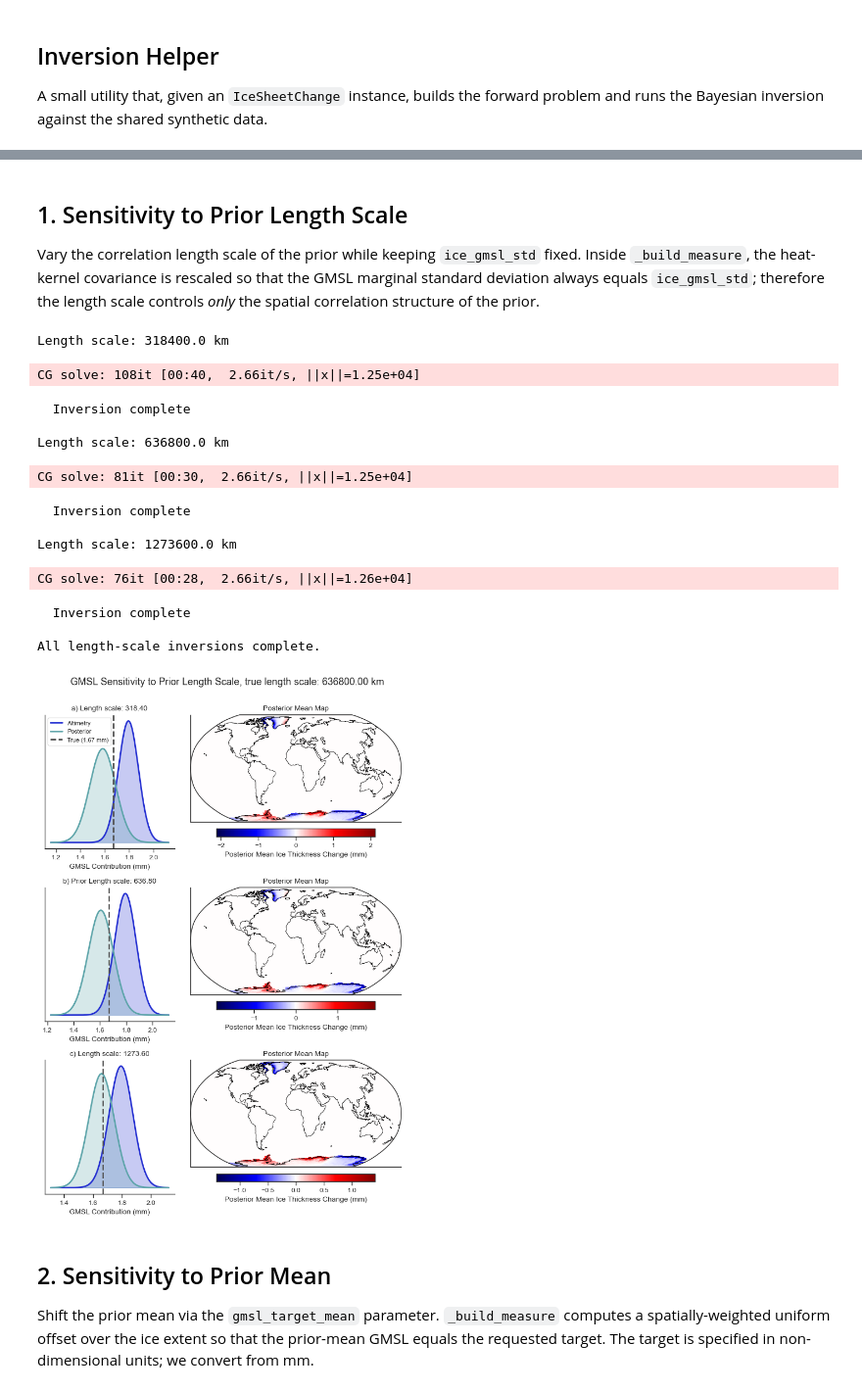
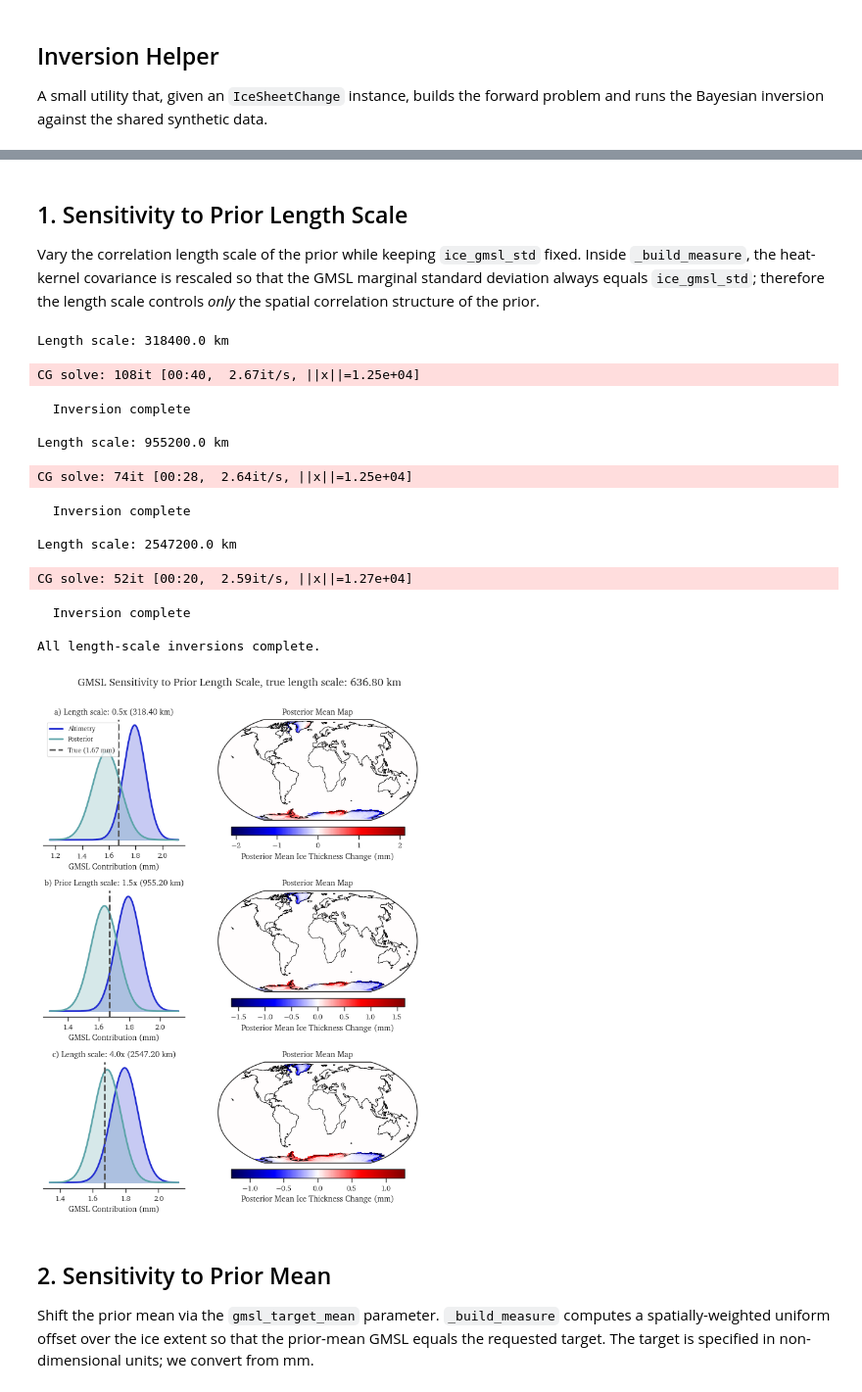
Before and after one commit to 0thomasholland/Part_III_Project, a Jupyter notebook: notebooks/07 - Inversion Sensitivity.ipynb, the cells around one changed output, grey strips where cells are left out. Shown at 98% size. Cells and saved outputs as stored; diff of their text form; code cells hidden in the pictures.

Commit message:
Revise sensitivity test baseline and update results with conclusion

```diff
--- a/notebooks/07 - Inversion Sensitivity.ipynb
+++ b/notebooks/07 - Inversion Sensitivity.ipynb
@@ -43,8 +43,15 @@ from pyshtools import SHGrid
 from pyslfp_extras import plot
 
 # --- Plotting style ---
-sns.set_theme("paper")
 sns.set_style("ticks")
+sns.set_context("paper")
+plt.rcParams.update(
+    {
+        "font.family": "serif",
+        "font.serif": ["Bitstream Charter", "Charter"],
+        "text.usetex": False,
+    }
+)
 
 fig_format = "png"
 NOTEBOOK_DIR = Path.cwd()
@@ -397,7 +404,8 @@ def plot_gmsl_sensitivity(
             label="Posterior Mean Ice Thickness Change (mm)",
         )
 
-    sns.despine(fig=fig)
+    for ax_pdf in axes_pdf:
+        sns.despine(ax=ax_pdf, left=True)
     fig.suptitle(suptitle, fontsize=13, y=1.005)
     plt.tight_layout()
     fig.savefig(
@@ -409,14 +569,10 @@ def plot_gmsl_sensitivity(
 # %% [markdown]
 ## 1. Sensitivity to Prior Length Scale
 
-Vary the correlation length scale of the prior while keeping
-`ice_gmsl_std` fixed.  Inside `_build_measure`, the heat-kernel
-covariance is rescaled so that the GMSL marginal standard deviation
-always equals `ice_gmsl_std`; therefore the length scale controls
-*only* the spatial correlation structure of the prior.
+Vary the correlation length scale of the prior while keeping `ice_gmsl_std` fixed.  Inside `_build_measure`, the heat-kernel covariance is rescaled so that the GMSL marginal standard deviation always equals `ice_gmsl_std`; therefore the length scale controls *only* the spatial correlation structure of the prior.
 # %%
 length_scales = (
-    np.array([0.05, 0.1, 0.2]) * fp.mean_sea_floor_radius
+    np.array([0.05, 0.15, 0.4]) * fp.mean_sea_floor_radius
 )
 
 prior_measures_ls = []
@@ -442,31 +598,34 @@ for scale in length_scales:
 print("\nAll length-scale inversions complete.")
 # %% [output]
 Length scale: 318400.0 km
-CG solve: 108it [00:40,  2.66it/s, ||x||=1.25e+04]
+CG solve: 108it [00:40,  2.67it/s, ||x||=1.25e+04]
   Inversion complete
 
-Length scale: 636800.0 km
+Length scale: 955200.0 km
-CG solve: 81it [00:30,  2.66it/s, ||x||=1.25e+04]
+CG solve: 74it [00:28,  2.64it/s, ||x||=1.25e+04]
   Inversion complete
 
-Length scale: 1273600.0 km
+Length scale: 2547200.0 km
-CG solve: 76it [00:28,  2.66it/s, ||x||=1.26e+04]
+CG solve: 52it [00:20,  2.59it/s, ||x||=1.27e+04]
   Inversion complete
 
 All length-scale inversions complete.
 # %%
 plot_gmsl_sensitivity(
     prior_measures_ls,
     posterior_measures_ls,
-    param_values=[f"{v / 1000:.2f}" for v in length_scales],
+    param_values=[
+        f"{v / (0.1 * fp.mean_sea_floor_radius):.1f}x ({v / 1000:.2f} km)"
+        for v in length_scales
+    ],
     param_label="Length scale",
     panel_labels=["a)", "b) Prior", "c)"],
-    suptitle=f"GMSL Sensitivity to Prior Length Scale, true length scale: {truth_length_scale:.2f} km",
+    suptitle=f"GMSL Sensitivity to Prior Length Scale, true length scale: {truth_length_scale / 1000:.2f} km",
     filename="7-1_length_scale",
     inversion_results=posterior_measures_ls,
 )
 # %% [output]
-[figure, old version]
+[figure, new version]
 # %% [markdown]
 ## 2. Sensitivity to Prior Mean
 
```
Also changed, not shown: parts of 7 cells of this notebook, 14 other files.
